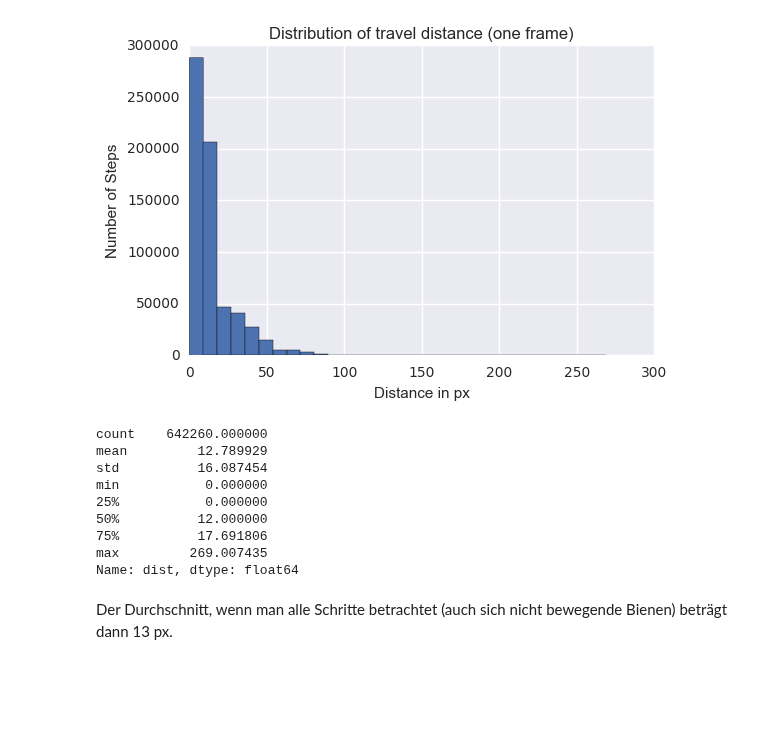
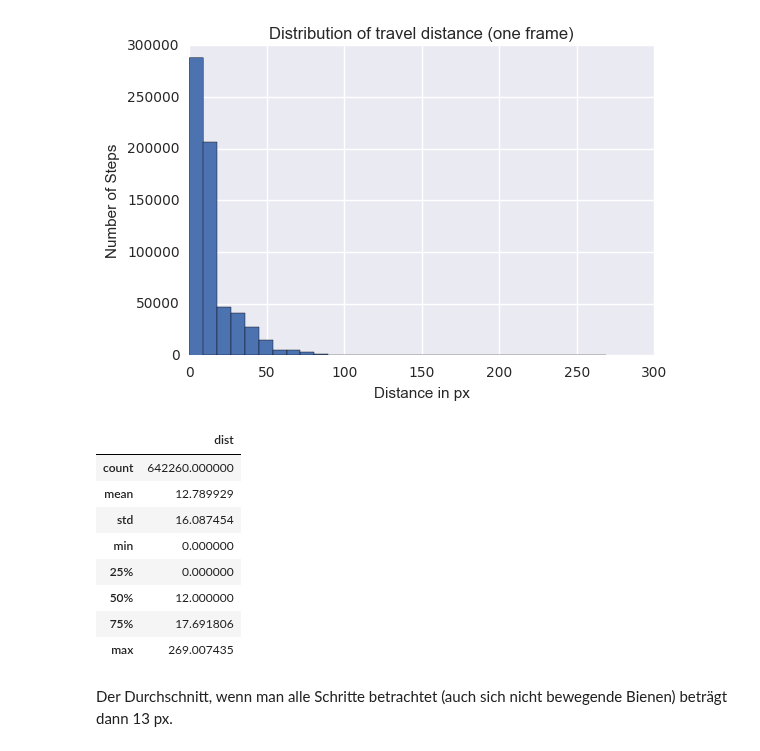
Before and after one commit to aschle/bees-sna, a Jupyter notebook: Speed.ipynb, the cells around one changed output. Saved outputs shown, nothing was run; the diff lists cells and outputs as text; code cells hidden in the pictures; blank space fills up the shorter version.

```diff
--- a/Speed.ipynb
+++ b/Speed.ipynb
@@ -153,17 +153,17 @@ plt.ylabel('Number of Steps')
 <matplotlib.text.Text at 0x...>
 [figure]
 # %%
-dd.dist.describe()
+DataFrame(dd.dist.describe())
 # %% [output]
-count    642260.000000
-mean         12.789929
-std          16.087454
-min           0.000000
-25%           0.000000
-50%          12.000000
-75%          17.691806
-max         269.007435
-Name: dist, dtype: float64
+|  | dist |
+| count | 642260.000000 |
+| mean | 12.789929 |
+| std | 16.087454 |
+| min | 0.000000 |
+| 25% | 0.000000 |
+| 50% | 12.000000 |
+| 75% | 17.691806 |
+| max | 269.007435 |
 # %% [markdown]
 Der Durchschnitt, wenn man alle Schritte betrachtet (auch sich nicht bewegende Bienen) beträgt dann 13 px.
 # %% [markdown]
```
Also changed, not shown: parts of 7 cells of this notebook.
